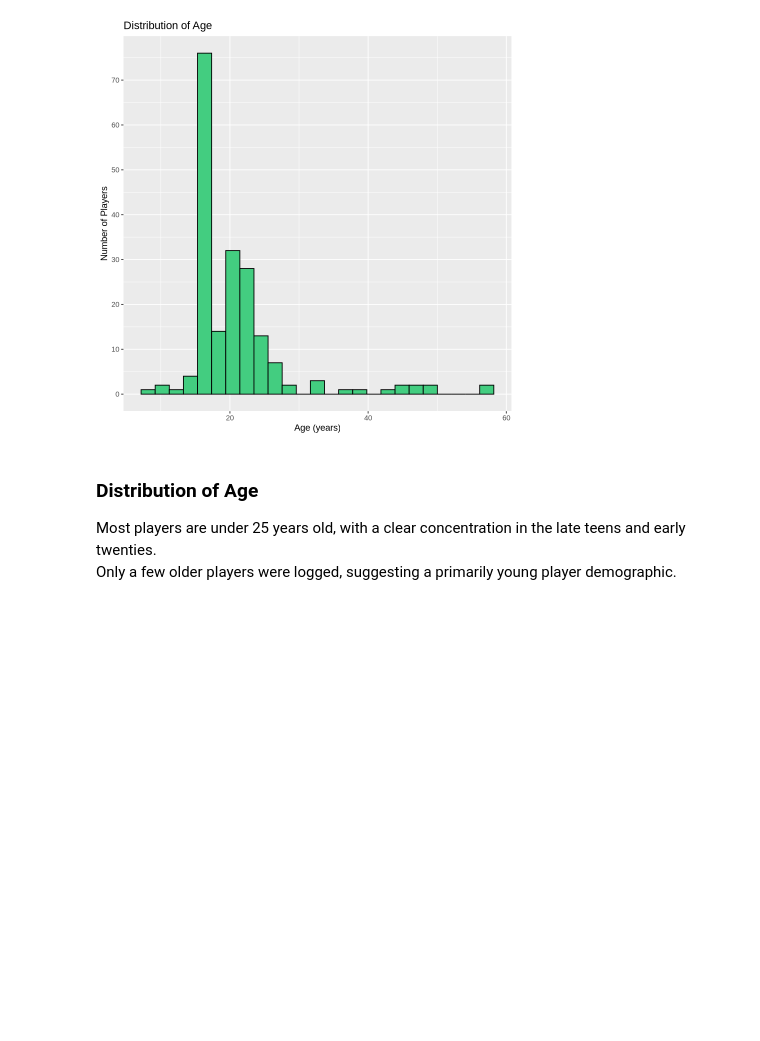
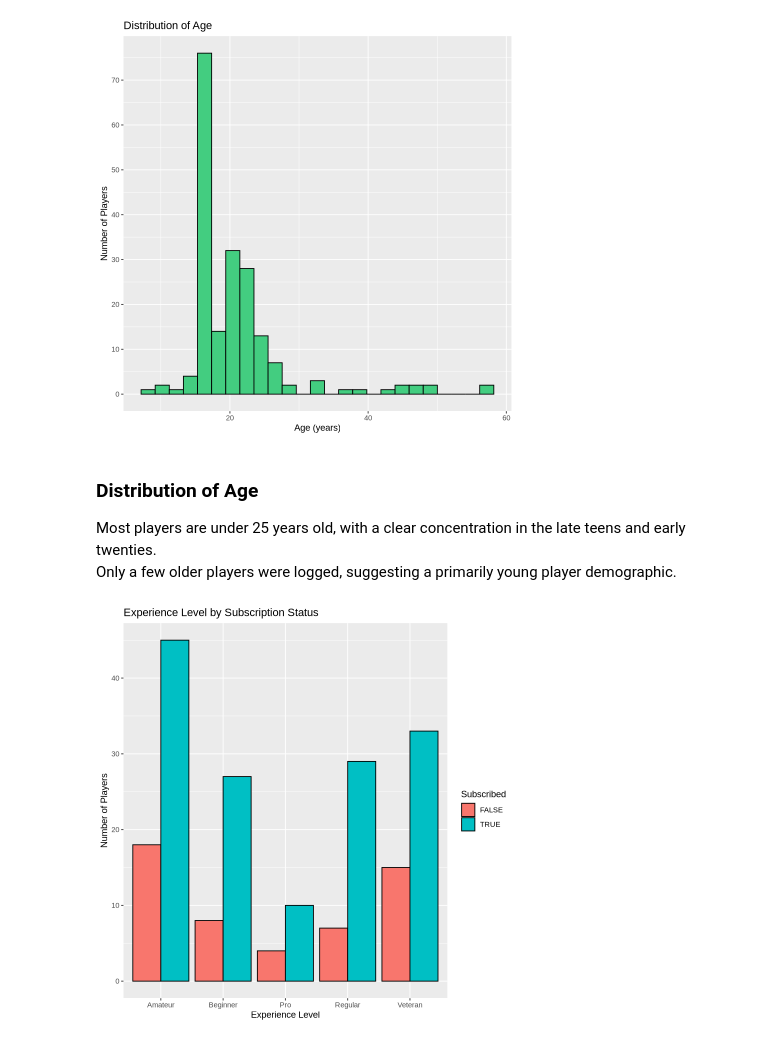
Before and after one commit to cassidoi/dsci-100-2025w1-group36-cassidy, a Jupyter notebook: individual_project.ipynb, the cells around one changed output. Saved outputs shown, nothing was run; the diff lists cells and outputs as text; code cells hidden in the pictures; blank space fills up the shorter version.

```diff
--- a/individual_project.ipynb
+++ b/individual_project.ipynb
@@ -285,3 +285,9 @@ Warning message:
 ### Distribution of Age
 Most players are under 25 years old, with a clear concentration in the late teens and early twenties.
 Only a few older players were logged, suggesting a primarily young player demographic.
+# %%
+ggplot(players, aes(x = experience, fill = subscribe)) +
+  geom_bar(position = "dodge", color = "black") +
+  labs(title = "Experience Level by Subscription Status",x = "Experience Level",y = "Number of Players",fill = "Subscribed")
+# %% [output]
+[figure, added]
```
Also changed, not shown: parts of 6 cells of this notebook.
